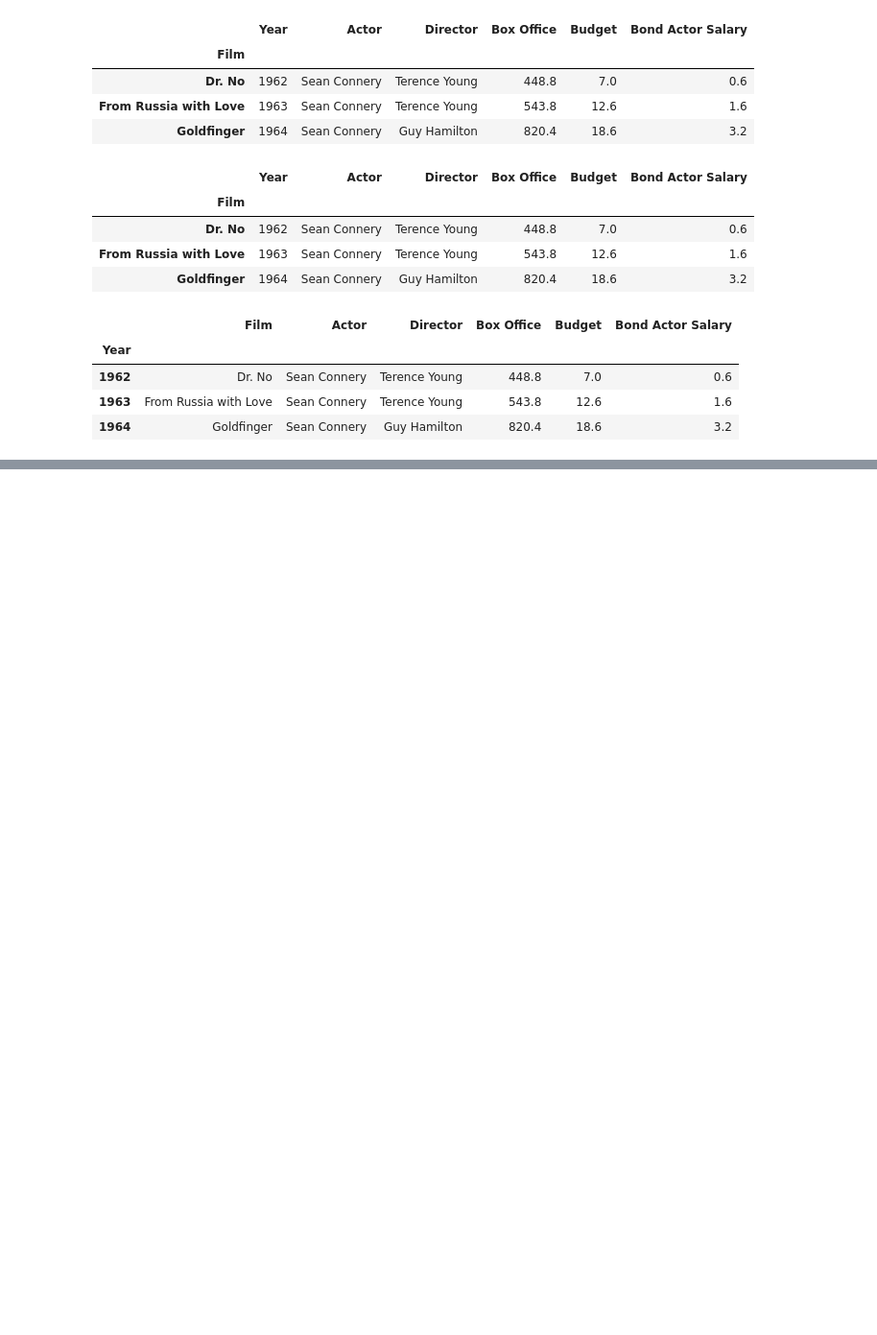
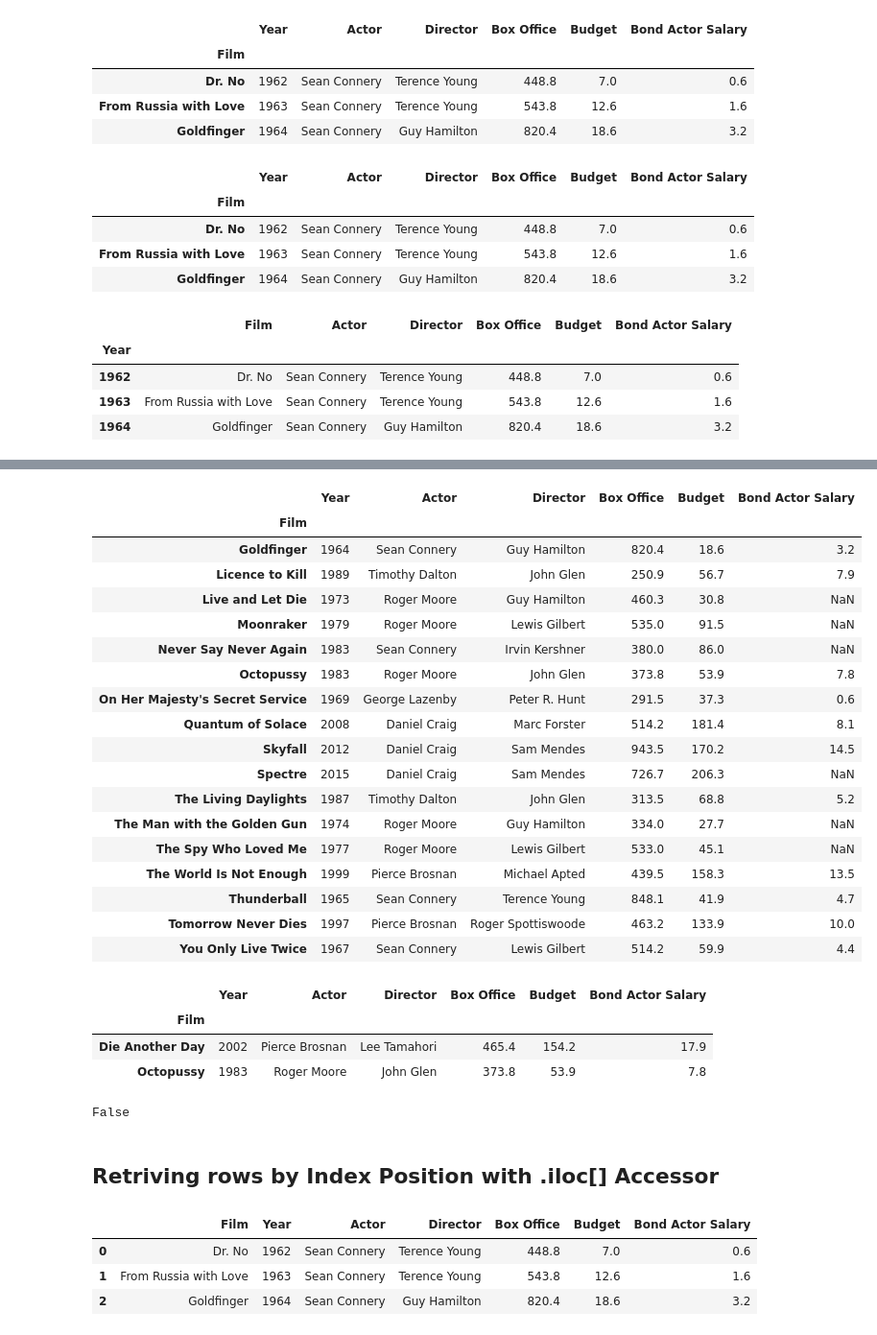
Before and after one commit to junclemente/tfs-pandas, a Jupyter notebook: 04 - DataFrames - Data Extraction.ipynb, the cells around one changed output, grey strips where cells are left out. Shown: that part at 96% size. Saved outputs shown, nothing was run; the diff lists cells and outputs as text; code cells hidden in the pictures; blank space fills up the shorter version.

```diff
--- a/04 - DataFrames - Data Extraction.ipynb
+++ b/04 - DataFrames - Data Extraction.ipynb
@@ -65,0 +68,6 @@ bond.head(3)
+# %%
+# Reset DataFrame, and use "Film" as the index
+# Sort Index to increase performance
+bond = pd.read_csv("jamesbond.csv", index_col = "Film")
+bond.sort_index(inplace = True)
+bond.head(3)
@@ -65,0 +109,48 @@ bond.head(3)
+# %%
+# Get everything from Goldeneye to the end
+bond.loc["Goldeneye":]
+# %% [output]
+|  | Year | Actor | Director | Box Office | Budget | Bond Actor Salary |
+| Film |  |  |  |  |  |  |
+| Goldfinger | 1964 | Sean Connery | Guy Hamilton | 820.4 | 18.6 | 3.2 |
+| Licence to Kill | 1989 | Timothy Dalton | John Glen | 250.9 | 56.7 | 7.9 |
+| Live and Let Die | 1973 | Roger Moore | Guy Hamilton | 460.3 | 30.8 | NaN |
+| Moonraker | 1979 | Roger Moore | Lewis Gilbert | 535.0 | 91.5 | NaN |
+| Never Say Never Again | 1983 | Sean Connery | Irvin Kershner | 380.0 | 86.0 | NaN |
+| Octopussy | 1983 | Roger Moore | John Glen | 373.8 | 53.9 | 7.8 |
+| On Her Majesty's Secret Service | 1969 | George Lazenby | Peter R. Hunt | 291.5 | 37.3 | 0.6 |
+| Quantum of Solace | 2008 | Daniel Craig | Marc Forster | 514.2 | 181.4 | 8.1 |
+| Skyfall | 2012 | Daniel Craig | Sam Mendes | 943.5 | 170.2 | 14.5 |
+| Spectre | 2015 | Daniel Craig | Sam Mendes | 726.7 | 206.3 | NaN |
+| The Living Daylights | 1987 | Timothy Dalton | John Glen | 313.5 | 68.8 | 5.2 |
+| The Man with the Golden Gun | 1974 | Roger Moore | Guy Hamilton | 334.0 | 27.7 | NaN |
+| The Spy Who Loved Me | 1977 | Roger Moore | Lewis Gilbert | 533.0 | 45.1 | NaN |
+| The World Is Not Enough | 1999 | Pierce Brosnan | Michael Apted | 439.5 | 158.3 | 13.5 |
+| Thunderball | 1965 | Sean Connery | Terence Young | 848.1 | 41.9 | 4.7 |
+| Tomorrow Never Dies | 1997 | Pierce Brosnan | Roger Spottiswoode | 463.2 | 133.9 | 10.0 |
+| You Only Live Twice | 1967 | Sean Connery | Lewis Gilbert | 514.2 | 59.9 | 4.4 |
+# %%
+# A list can be provided to extract selected multiple rows
+bond.loc[["Die Another Day", "Octopussy"]]
+# %% [output]
+|  | Year | Actor | Director | Box Office | Budget | Bond Actor Salary |
+| Film |  |  |  |  |  |  |
+| Die Another Day | 2002 | Pierce Brosnan | Lee Tamahori | 465.4 | 154.2 | 17.9 |
+| Octopussy | 1983 | Roger Moore | John Glen | 373.8 | 53.9 | 7.8 |
+# %%
+# If index being searched does not exist, a key error will occur.
+# Use "in" to check if it is in the index
+"Gold Bond" in bond.index
+# %% [output]
+False
+# %% [markdown]
+## Retriving rows by Index Position with .iloc[] Accessor
+# %%
+# Reset DataFrame
+bond = pd.read_csv("jamesbond.csv")
+bond.head(3)
+# %% [output]
+|  | Film | Year | Actor | Director | Box Office | Budget | Bond Actor Salary |
+| 0 | Dr. No | 1962 | Sean Connery | Terence Young | 448.8 | 7.0 | 0.6 |
+| 1 | From Russia with Love | 1963 | Sean Connery | Terence Young | 543.8 | 12.6 | 1.6 |
+| 2 | Goldfinger | 1964 | Sean Connery | Guy Hamilton | 820.4 | 18.6 | 3.2 |
```
Also changed, not shown: parts of 12 cells of this notebook.
